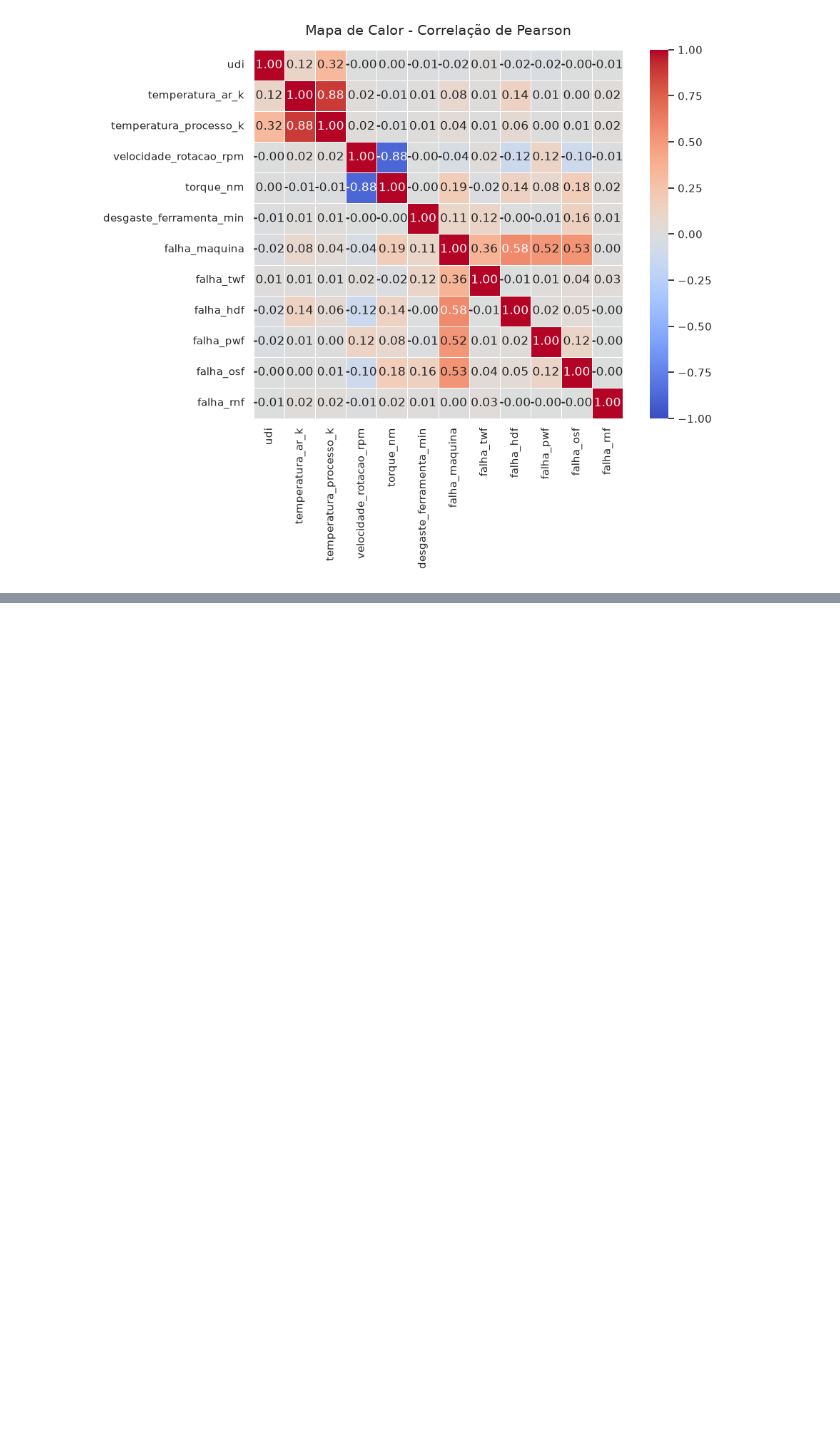
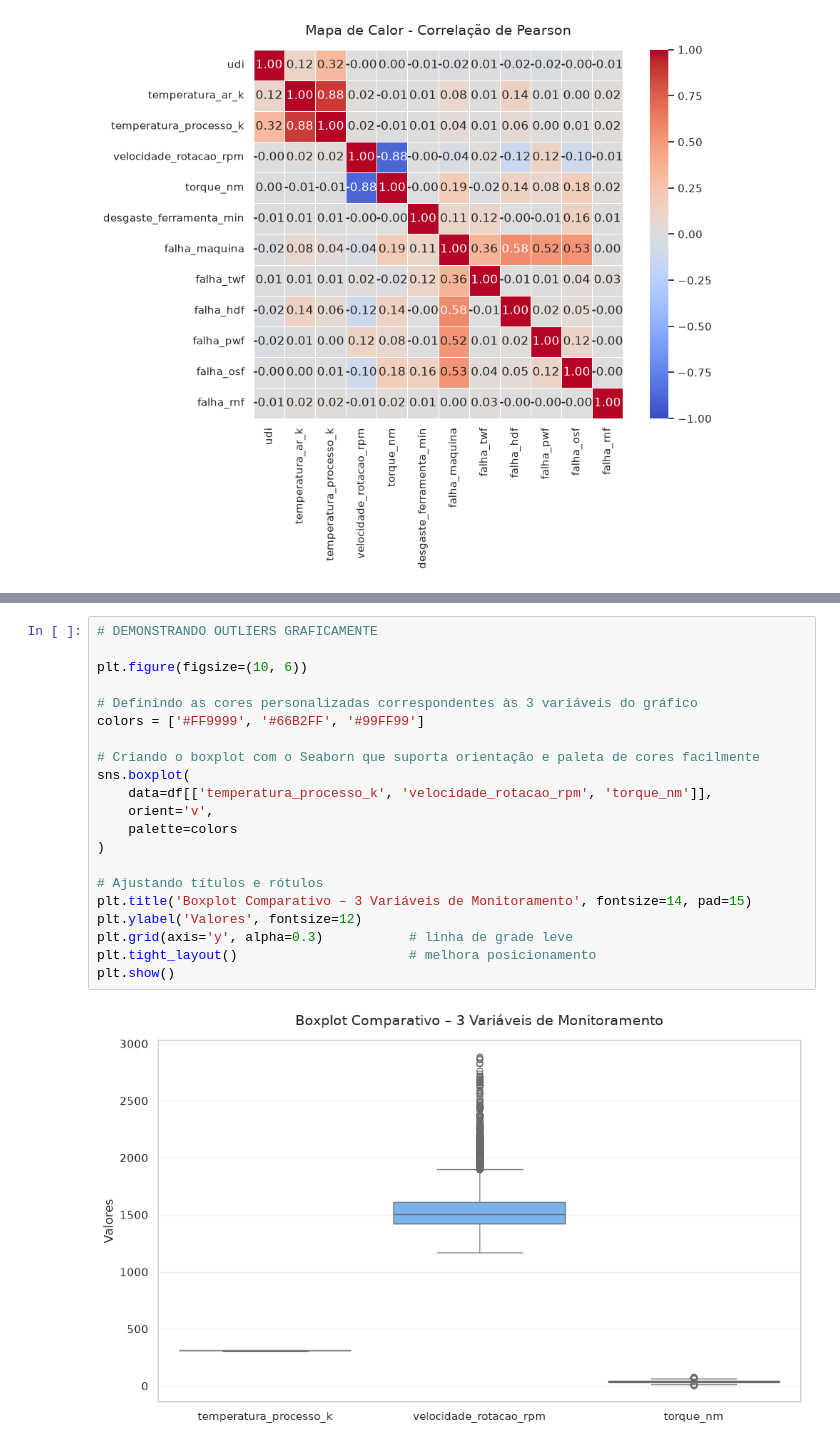
Before and after one commit to edbc-tech/projeto-final-M1-T4-IA, a Jupyter notebook: detector_falhas.ipynb, the cells around one changed output, grey strips where cells are left out. Saved outputs shown, nothing was run; the diff lists cells and outputs as text; blank space fills up the shorter version.

```diff
--- a/detector_falhas.ipynb
+++ b/detector_falhas.ipynb
@@ -158,0 +204,23 @@ Associação com Falha: Nenhuma variável isolada possui forte correlação line
+# %%
+# DEMONSTRANDO OUTLIERS GRAFICAMENTE
+
+plt.figure(figsize=(10, 6))
+
+# Definindo as cores personalizadas correspondentes às 3 variáveis do gráfico
+colors = ['#FF9999', '#66B2FF', '#99FF99']
+
+# Criando o boxplot com o Seaborn que suporta orientação e paleta de cores facilmente
+sns.boxplot(
+    data=df[['temperatura_processo_k', 'velocidade_rotacao_rpm', 'torque_nm']],
+    orient='v',
+    palette=colors
+)
+
+# Ajustando títulos e rótulos
+plt.title('Boxplot Comparativo – 3 Variáveis de Monitoramento', fontsize=14, pad=15)
+plt.ylabel('Valores', fontsize=12)
+plt.grid(axis='y', alpha=0.3)           # linha de grade leve
+plt.tight_layout()                      # melhora posicionamento
+plt.show()
+# %% [output]
+[figure, added]
```
Also changed, not shown: parts of 14 cells of this notebook.
